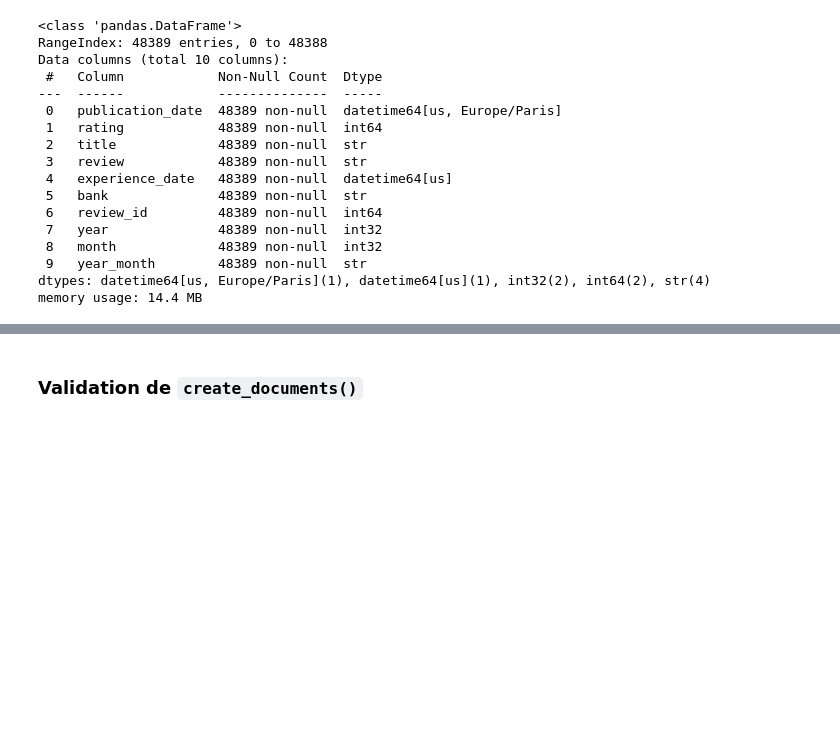
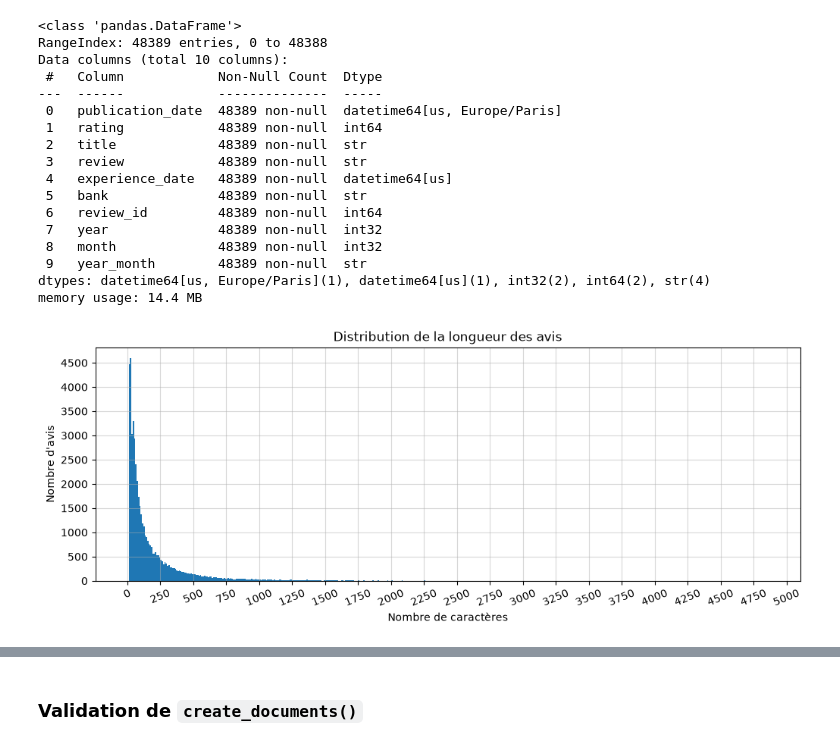
Before and after one commit to florian-borius/ai-customer-insights-engine, a Jupyter notebook: notebooks/02_validation/02_document_processing.ipynb, the cells around one changed output, grey strips where cells are left out. Saved outputs shown, nothing was run; the diff lists cells and outputs as text; code cells hidden in the pictures; blank space fills up the shorter version.

```diff
--- a/notebooks/02_validation/02_document_processing.ipynb
+++ b/notebooks/02_validation/02_document_processing.ipynb
@@ -59,3 +63,27 @@ Data columns (total 10 columns):
  9   year_month        48389 non-null  str
 dtypes: datetime64[us, Europe/Paris](1), datetime64[us](1), int32(2), int64(2), str(4)
 memory usage: 14.4 MB
+# %%
+# Distribution de la longueur des avis
+review_lengths = df_processed["review"].str.len()
+
+bins = np.arange(0, review_lengths.max() + 10, 10)
+
+
+plt.figure(figsize=(12, 4))
+
+plt.hist(review_lengths, bins=bins)
+
+plt.xticks(np.arange(0, plt.xlim()[1], 250), rotation=45/2)
+plt.yticks(np.arange(0, plt.ylim()[1], 500))
+
+plt.xlabel("Nombre de caractères")
+plt.ylabel("Nombre d'avis")
+
+plt.title("Distribution de la longueur des avis")
+
+plt.grid(alpha=0.5)
+
+plt.show()
+# %% [output]
+[figure, added]
```
Also changed, not shown: parts of 49 cells of this notebook, 2 other files.
